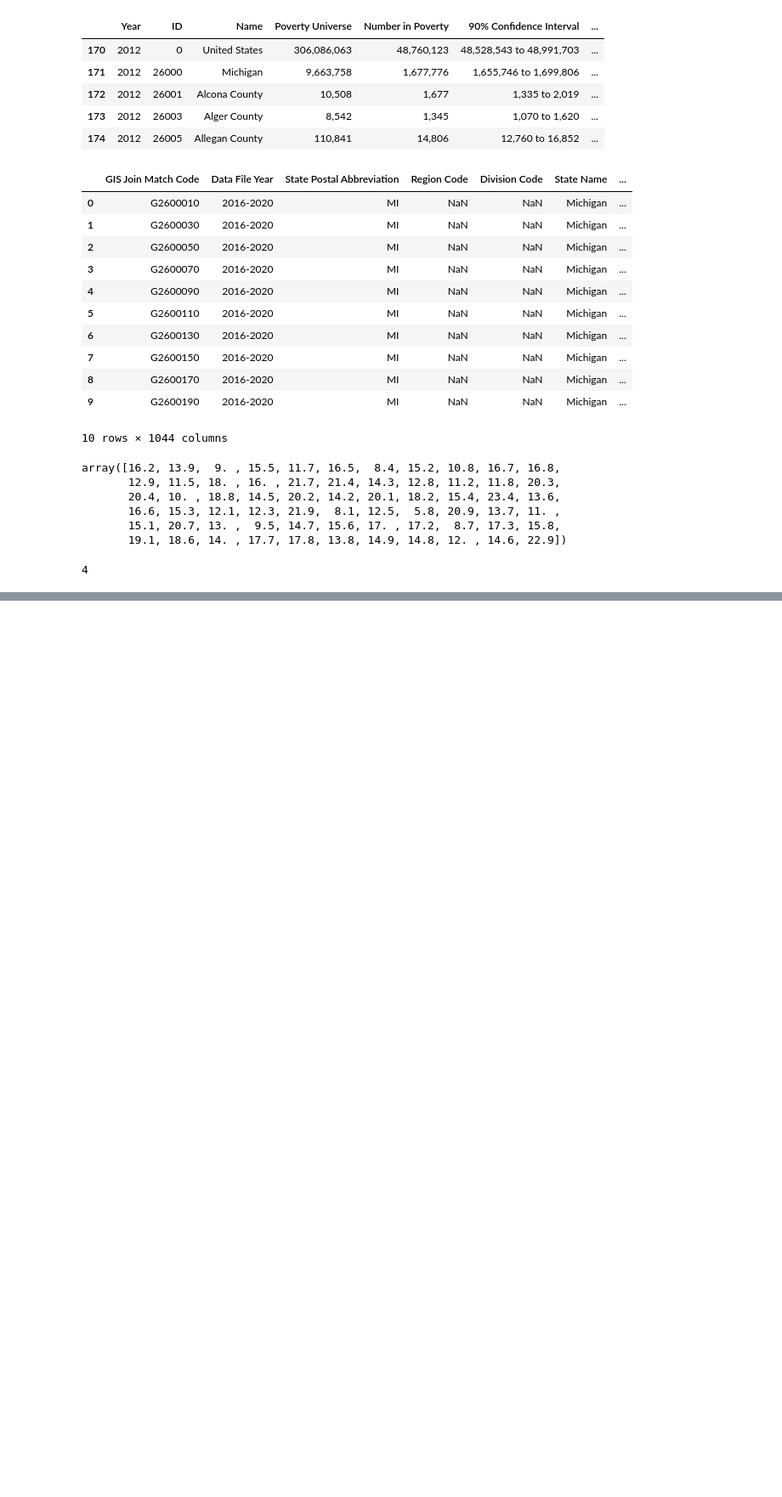
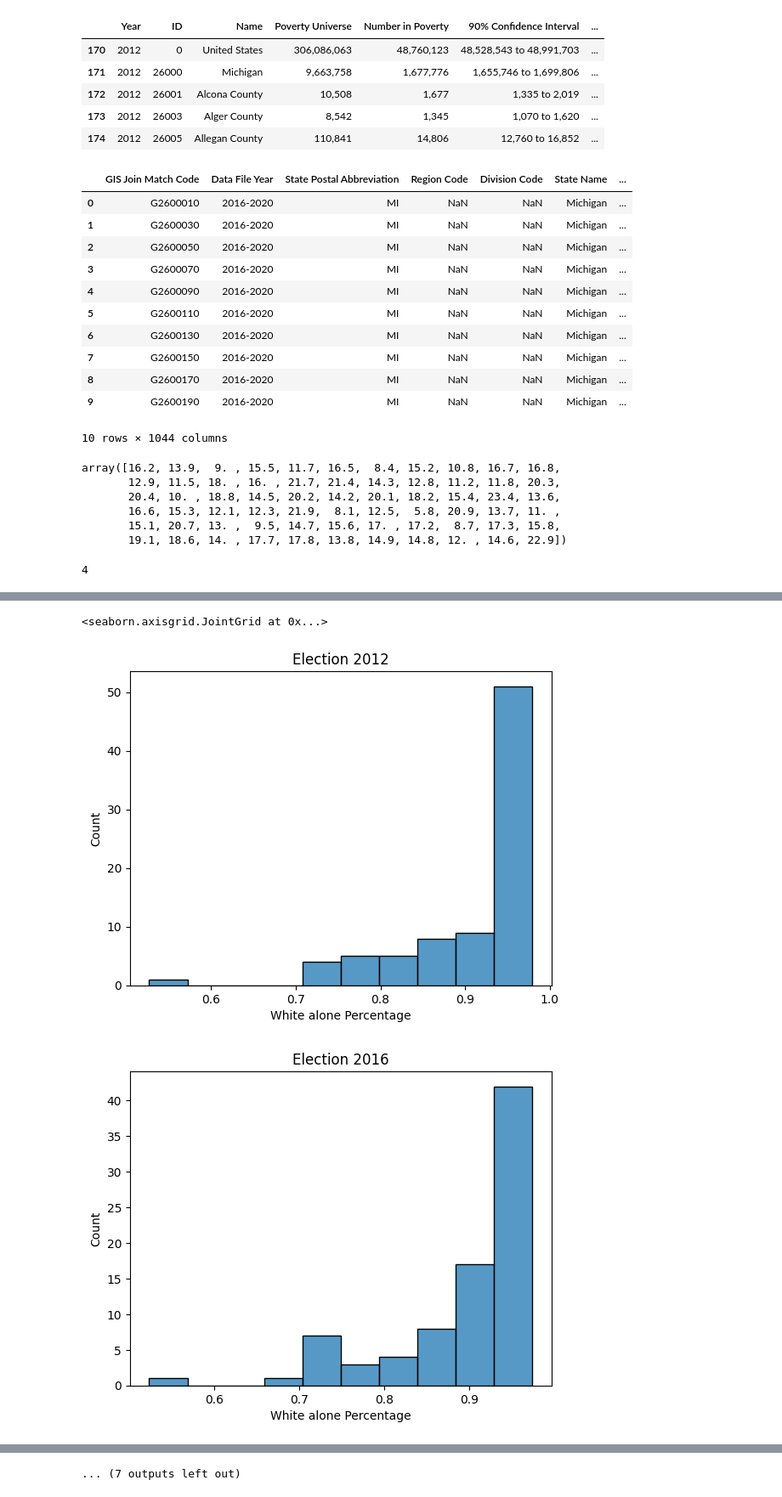
Before and after one commit to vaibhavjha06/ds3001group, a Jupyter notebook: michigan/MI_EDA.ipynb, the cells around one changed output, grey strips where cells are left out. Shown at 85% size. Cells and saved outputs as stored; diff of their text form; code cells hidden in the pictures; blank space fills up the shorter version.

```diff
--- a/michigan/MI_EDA.ipynb
+++ b/michigan/MI_EDA.ipynb
@@ -153,0 +101,35 @@ race.head(20)
+# %%
+sns.histplot(election2012['White alone Percentage'], bins = 10, figure=plt.figure())
+plt.title('Election 2012')
+sns.histplot(election2016['White alone Percentage'], bins = 10, figure=plt.figure())
+plt.title('Election 2016')
+sns.histplot(election2020['White alone Percentage'], bins = 10, figure=plt.figure()) # Histogram distribution of White people
+plt.title('Election 2020')
+
+election2012.boxplot(column = 'White alone Percentage',by = 'party')
+election2016.boxplot(column = 'White alone Percentage',by = 'party')
+election2020.boxplot(column = 'White alone Percentage',by = 'party') # Boxplot of White people by voted party
+
+sns.jointplot(x=election2012['White alone Percentage'],y=election2012['party'])
+sns.jointplot(x=election2016['White alone Percentage'],y=election2016['party'])
+sns.jointplot(x=election2020['White alone Percentage'],y=election2020['party']) # Joint plots (histogram x scatterplot)
+
+
+sns.histplot(election2012['Black or African American alone Percentage'], bins = 10, figure=plt.figure())
+plt.title('Election 2012')
+sns.histplot(election2016['Black or African American alone Percentage'], bins = 10, figure=plt.figure())
+plt.title('Election 2016')
+sns.histplot(election2020['Black or African American alone Percentage'], bins = 10, figure=plt.figure()) # Histogram distribution of Black people
+plt.title('Election 2020')
+
+election2012.boxplot(column = 'Black or African American alone Percentage',by = 'party')
+election2016.boxplot(column = 'Black or African American alone Percentage',by = 'party')
+election2020.boxplot(column = 'Black or African American alone Percentage',by = 'party') # Boxplot of Black people by voted party
+
+sns.jointplot(x=election2012['Black or African American alone Percentage'],y=election2012['party'])
+sns.jointplot(x=election2016['Black or African American alone Percentage'],y=election2016['party'])
+sns.jointplot(x=election2020['Black or African American alone Percentage'],y=election2020['party']) # Joint plots (histogram x scatterplot)
+# %% [output]
+<seaborn.axisgrid.JointGrid at 0x...>
+[figure, added]
+[figure, added]
@@ -153,0 +145 @@ race.head(20)
+... (7 outputs left out)
```
Also changed, not shown: parts of 9 cells of this notebook.
